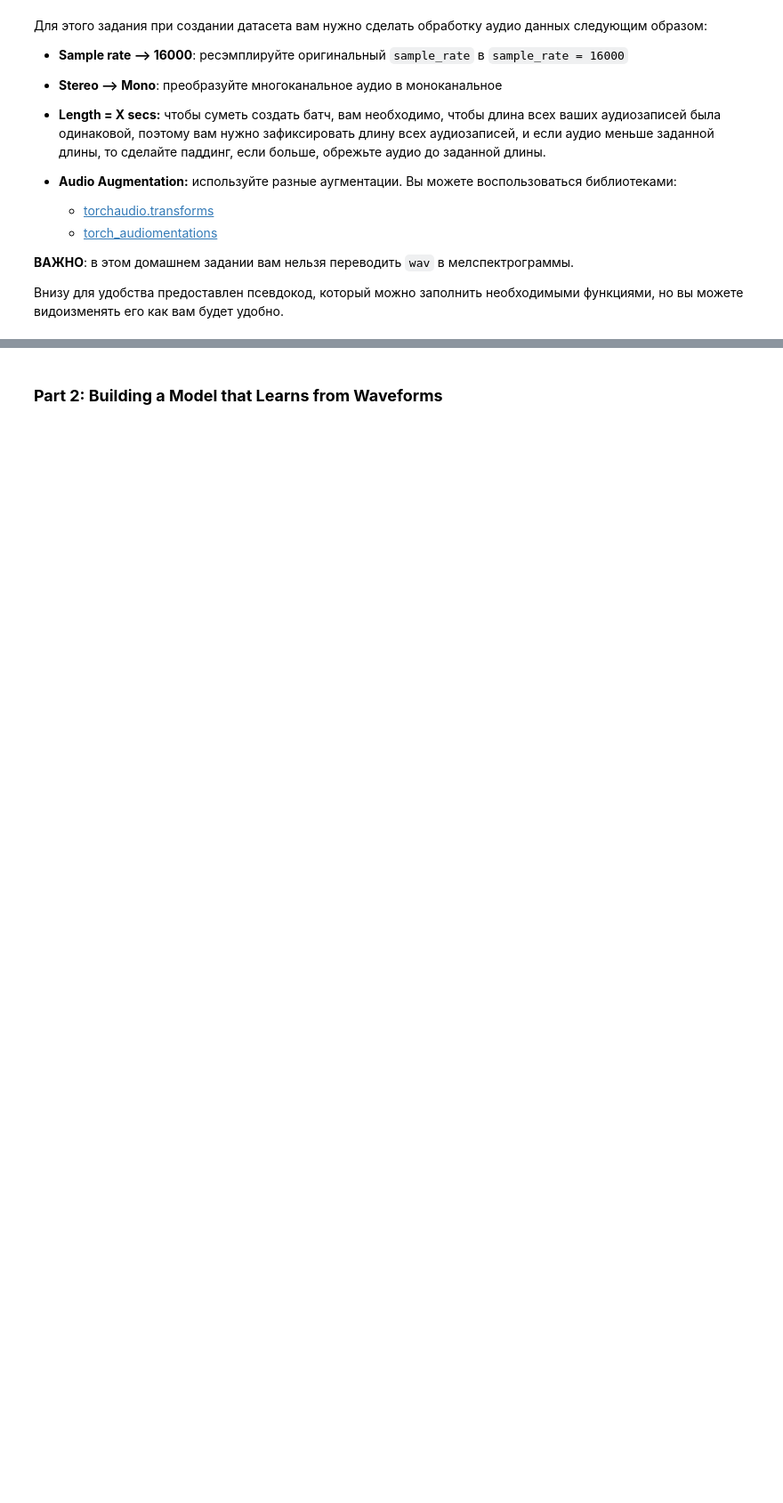
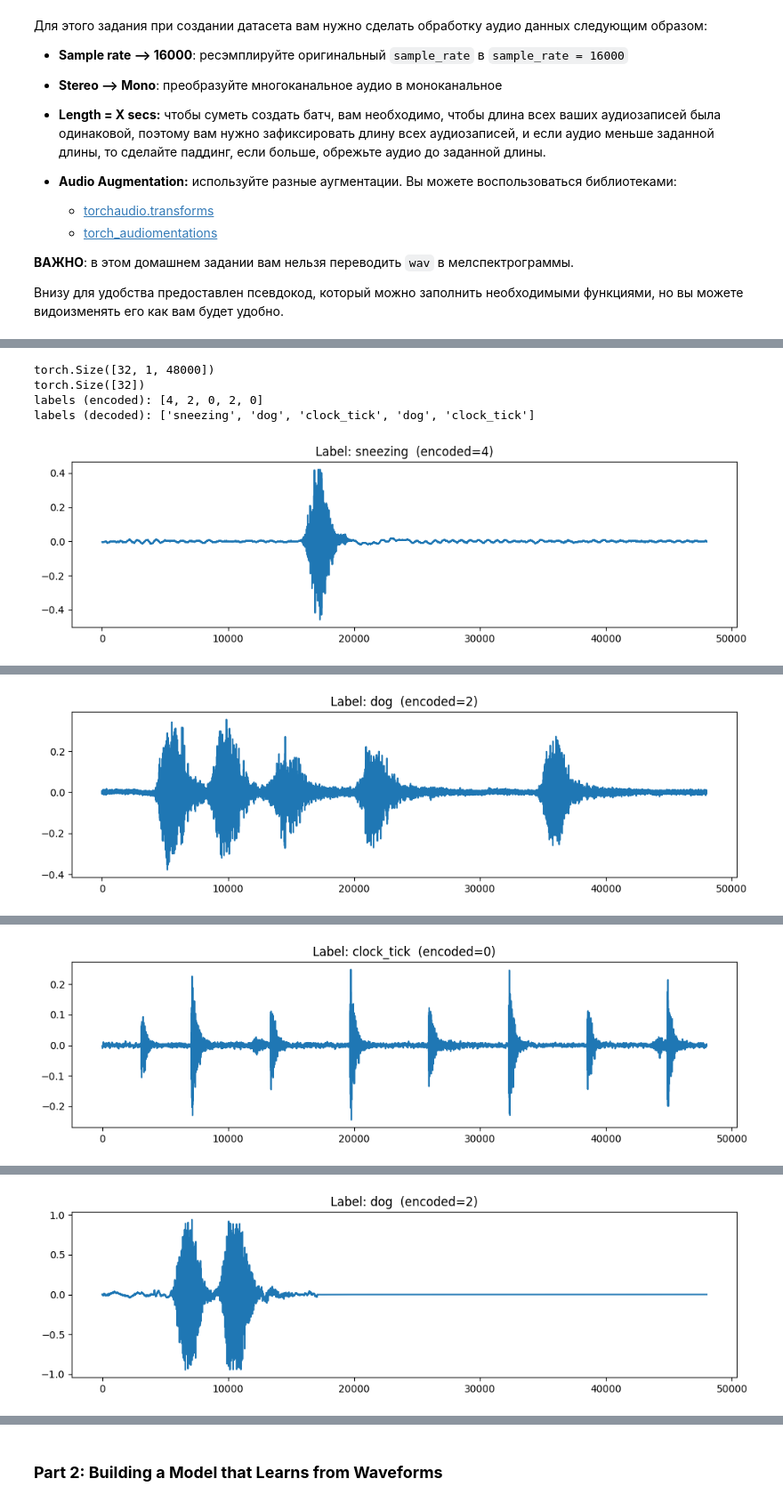
Before and after one commit to atomkevich/speech_dls, a Jupyter notebook: Homework_1_Environmental_Sound_Classification_for_students.ipynb, the cells around one changed output, grey strips where cells are left out. Shown at 89% size. Cells and saved outputs as stored; diff of their text form; code cells hidden in the pictures; blank space fills up the shorter version.

```diff
--- a/Homework_1_Environmental_Sound_Classification_for_students.ipynb
+++ b/Homework_1_Environmental_Sound_Classification_for_students.ipynb
@@ -174,0 +275,66 @@ valid_dataset = SimpleAudioDataset(valid_df, ...)
+# %%
+
+classes = sorted(train_df["category"].unique().tolist())
+label2id = {c: i for i, c in enumerate(classes)}
+
+AUDIO_ROOT = "content/sound_classification_dataset"
+# 3) датасеты
+train_dataset = SimpleAudioDataset(
+    train_df,
+    root_dir=AUDIO_ROOT,
+    target_sample_rate=16_000,
+    target_duration_sec=3.0,
+    do_augmentation=True,
+    label2id=label2id
+)
+
+valid_dataset = SimpleAudioDataset(
+    valid_df,
+    root_dir=AUDIO_ROOT,
+    target_sample_rate=16_000,
+    target_duration_sec=3.0,
+    do_augmentation=False,
+    label2id=label2id,
+)
+
+test_dataset = SimpleAudioDataset(
+    test_df,
+    root_dir=AUDIO_ROOT,
+    target_sample_rate=16_000,
+    target_duration_sec=3.0,
+    do_augmentation=False
+)
+
+
+from torch.utils.data import DataLoader
+
+train_loader = DataLoader(train_dataset, batch_size=32, shuffle=True,  num_workers=4, pin_memory=True)
+valid_loader = DataLoader(valid_dataset, batch_size=32, shuffle=False, num_workers=4, pin_memory=True)
+test_loader  = DataLoader(test_dataset,  batch_size=32, shuffle=False, num_workers=4, pin_memory=True)
+
+x, y = next(iter(train_loader))
+print(x.shape)  # (B, 1, N) по умолчанию
+print(y.shape)  # (B,)
+
+debug_num_items = 5
+print("labels (encoded):", y[:debug_num_items].tolist())
+
+id2label = {v: k for k, v in label2id.items()}
+print("labels (decoded):", [id2label[int(lbl)] for lbl in y[:debug_num_items]])
+
+
+
+for i in range(debug_num_items):
+  signal = x[i].squeeze(0)  # (N,)
+  plt.figure(figsize=(12, 3))
+  plt.plot(signal.numpy())
+  plt.title(f"Label: {id2label[int(y[i])]}  (encoded={int(y[i])})")
+  plt.show()
+  # И воспроизведём звук (работает в Jupyter/Colab)
+  display(Audio(signal.numpy(), rate=train_dataset.target_sr))
+# %% [output]
+torch.Size([32, 1, 48000])
+torch.Size([32])
+labels (encoded): [4, 2, 0, 2, 0]
+labels (decoded): ['sneezing', 'dog', 'clock_tick', 'dog', 'clock_tick']
+[figure, added]
@@ -174,0 +342 @@ valid_dataset = SimpleAudioDataset(valid_df, ...)
+[figure, added]
@@ -174,0 +344 @@ valid_dataset = SimpleAudioDataset(valid_df, ...)
+[figure, added]
@@ -174,0 +346 @@ valid_dataset = SimpleAudioDataset(valid_df, ...)
+[figure, added]
```
Also changed, not shown: parts of 15 cells of this notebook.
